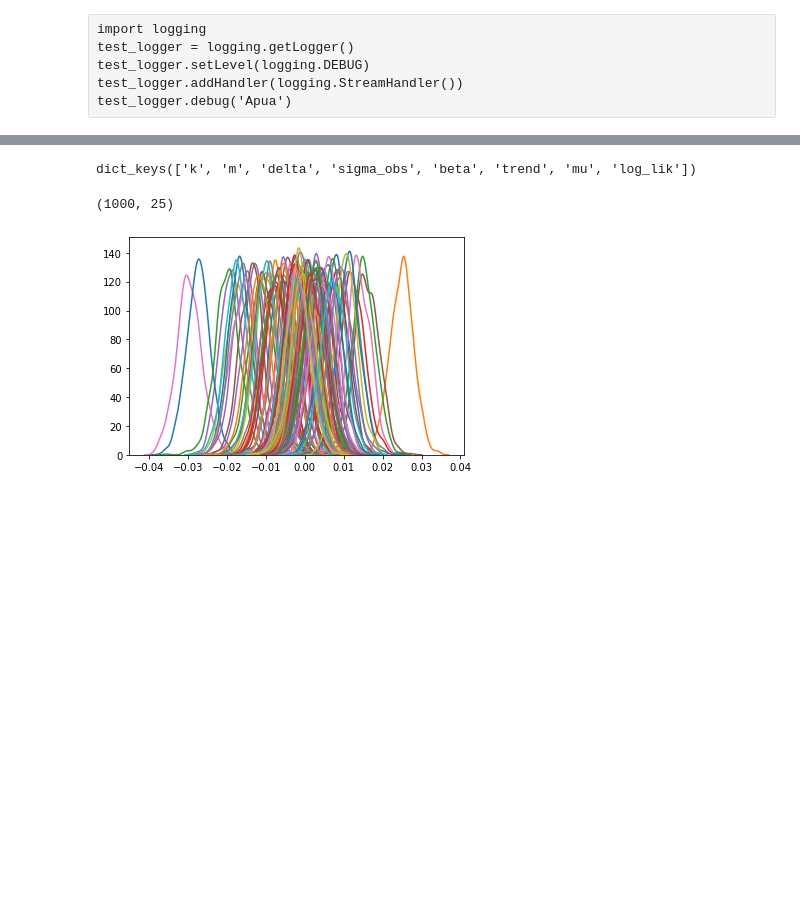
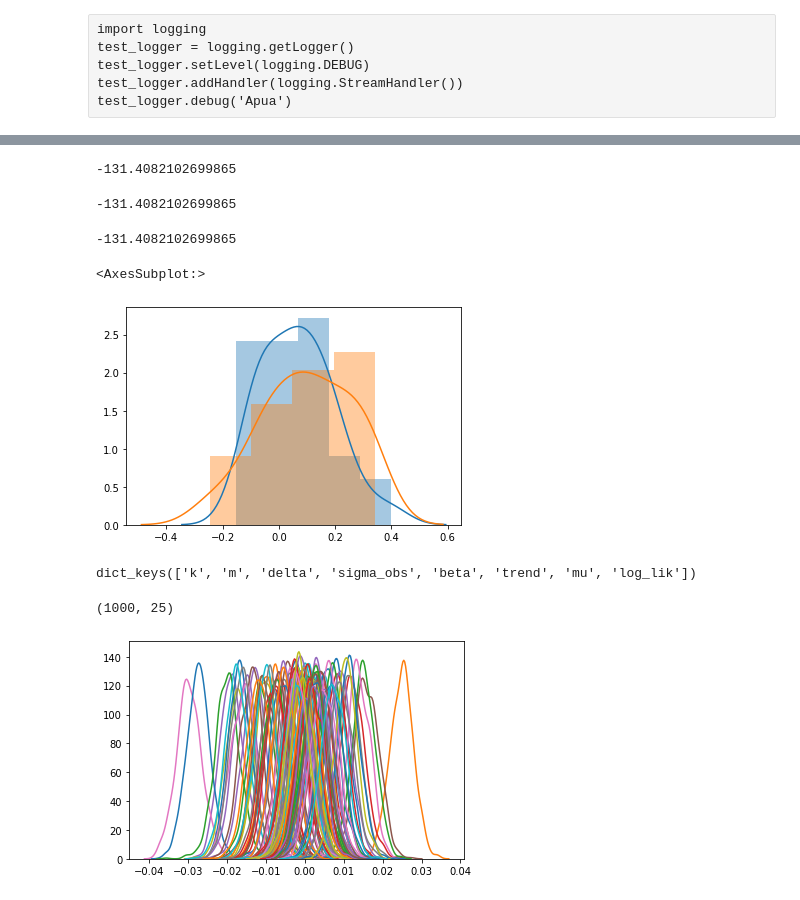
Before and after one commit to leevirontySF/BSC_thesis, a Jupyter notebook: Untitled.ipynb, the cells around one changed output, grey strips where cells are left out. Cells and saved outputs as stored; diff of their text form; code cells hidden in the pictures; blank space fills up the shorter version.

```diff
--- a/Untitled.ipynb
+++ b/Untitled.ipynb
@@ -517,7 +281,3 @@ test_logger = logging.getLogger()
 test_logger.setLevel(logging.DEBUG)
 test_logger.addHandler(logging.StreamHandler())
 test_logger.debug('Apua')
-# %%
-m1 = fbprophet.Prophet(mcmc_samples=500, seasonality_mode='multiplicative')
-# %%
-m1.fit(data1)
@@ -586,3 +438,21 @@ ValueError: operands could not be broadcast together with shapes (1000,14) (1000
+# %%
+np.log(lik.mean(axis=0)).sum()
+# %% [output]
+-131.4082102699865
+# %%
+np.log(lik.mean(axis=0).prod())
+# %% [output]
+-131.4082102699865
+# %%
+np.log(lik.prod(axis=1).mean())  # WTF???
+# %% [output]
+-131.4082102699865
+# %%
+sns.distplot(m1.params['k'][:30])
+sns.distplot(m1.params['k'][-30:])
+# %% [output]
+<AxesSubplot:>
+[figure, added]
 # %%
 m5.params.keys()
 # %% [output]
```
Also changed, not shown: parts of 47 cells of this notebook, 2 other files.
